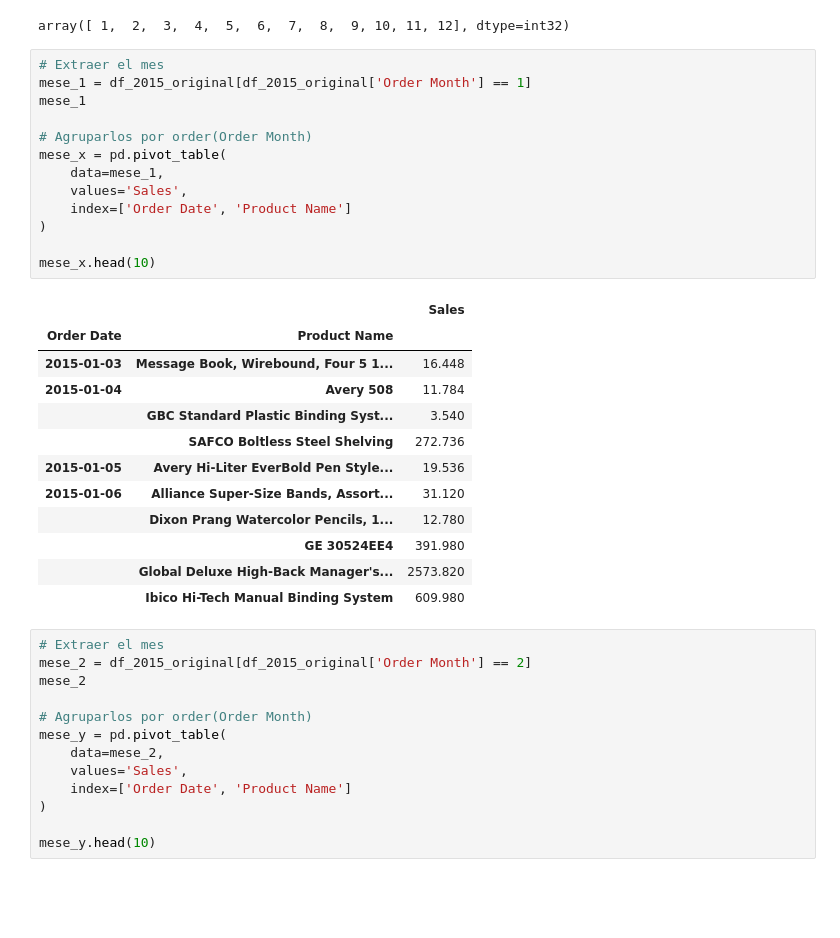
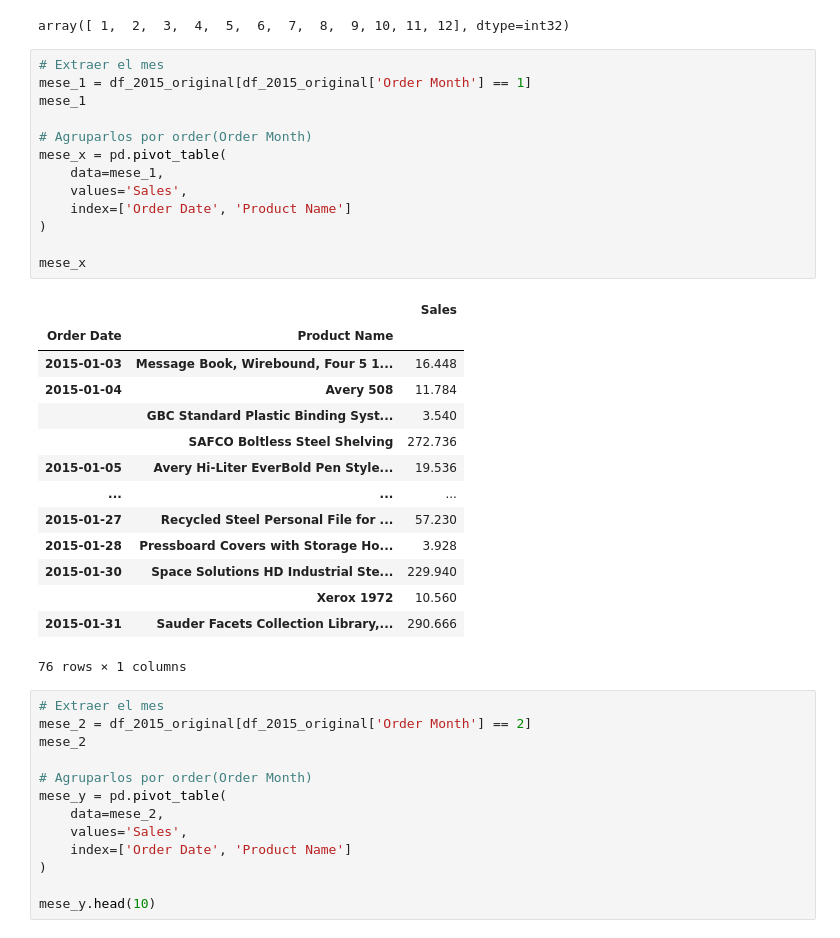
Before and after one commit to SaitoM17/superstore_sales, a Jupyter notebook: notebooks/eda_outliers.ipynb, the cells around one changed output. Saved outputs shown, nothing was run; the diff lists cells and outputs as text; blank space fills up the shorter version.

```diff
--- a/notebooks/eda_outliers.ipynb
+++ b/notebooks/eda_outliers.ipynb
@@ -255,29 +255,31 @@ array([ 1,  2,  3,  4,  5,  6,  7,  8,  9, 10, 11, 12], dtype=int32)
 # %%
 # Extraer el mes
 mese_1 = df_2015_original[df_2015_original['Order Month'] == 1]
 mese_1
 
 # Agruparlos por order(Order Month)
 mese_x = pd.pivot_table(
     data=mese_1,
     values='Sales',
     index=['Order Date', 'Product Name']
 )
 
-mese_x.head(10)
+mese_x
 # %% [output]
 |  |  | Sales |
 | Order Date | Product Name |  |
 | 2015-01-03 | Message Book, Wirebound, Four 5 1... | 16.448 |
 | 2015-01-04 | Avery 508 | 11.784 |
 |  | GBC Standard Plastic Binding Syst... | 3.540 |
 |  | SAFCO Boltless Steel Shelving | 272.736 |
 | 2015-01-05 | Avery Hi-Liter EverBold Pen Style... | 19.536 |
-| 2015-01-06 | Alliance Super-Size Bands, Assort... | 31.120 |
-|  | Dixon Prang Watercolor Pencils, 1... | 12.780 |
-|  | GE 30524EE4 | 391.980 |
-|  | Global Deluxe High-Back Manager's... | 2573.820 |
-|  | Ibico Hi-Tech Manual Binding System | 609.980 |
+| ... | ... | ... |
+| 2015-01-27 | Recycled Steel Personal File for ... | 57.230 |
+| 2015-01-28 | Pressboard Covers with Storage Ho... | 3.928 |
+| 2015-01-30 | Space Solutions HD Industrial Ste... | 229.940 |
+|  | Xerox 1972 | 10.560 |
+| 2015-01-31 | Sauder Facets Collection Library,... | 290.666 |
+76 rows × 1 columns
 # %%
 # Extraer el mes
 mese_2 = df_2015_original[df_2015_original['Order Month'] == 2]
```
Also changed, not shown: parts of 1 cell of this notebook.
